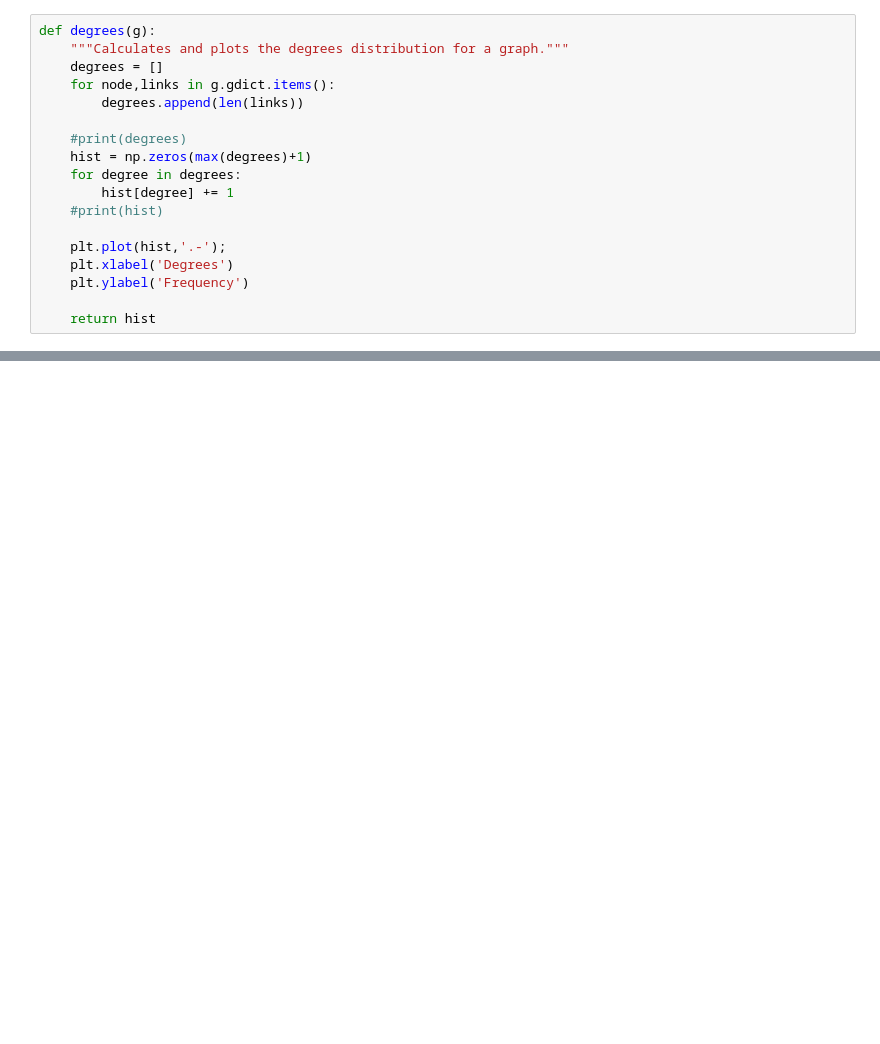
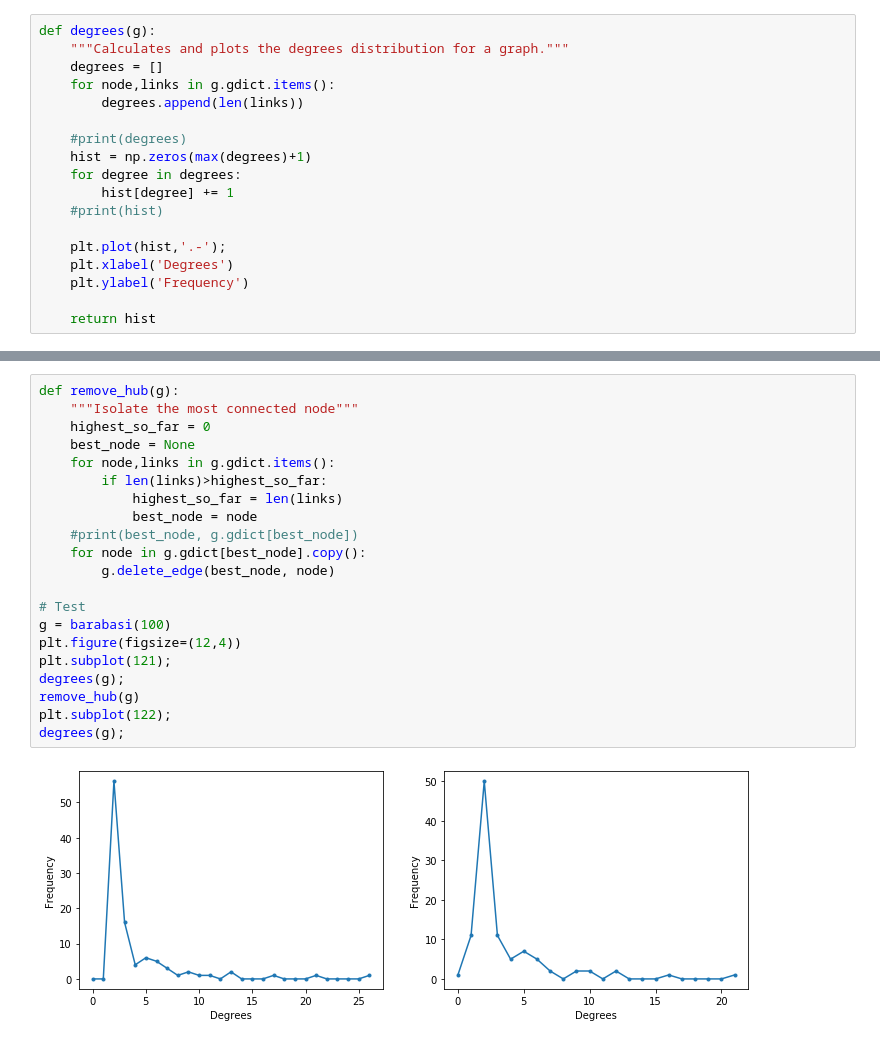
Before and after one commit to kfilpo/BIO-336-S20, a Jupyter notebook: 084_scale_free_propagation.ipynb, the cells around one changed output, grey strips where cells are left out. Drawn from its saved outputs; the diff is of its cells as text; blank space fills up the shorter version.

```diff
--- a/084_scale_free_propagation.ipynb
+++ b/084_scale_free_propagation.ipynb
@@ -177,3 +178,26 @@ array([0., 0., 2., 2., 1.])
+# %%
+def remove_hub(g):
+    """Isolate the most connected node"""
+    highest_so_far = 0
+    best_node = None
+    for node,links in g.gdict.items():
+        if len(links)>highest_so_far:
+            highest_so_far = len(links)
+            best_node = node
+    #print(best_node, g.gdict[best_node])
+    for node in g.gdict[best_node].copy():
+        g.delete_edge(best_node, node)
+
+# Test
+g = barabasi(100)
+plt.figure(figsize=(12,4))
+plt.subplot(121);
+degrees(g);
+remove_hub(g)
+plt.subplot(122);
+degrees(g);
+# %% [output]
+[figure, added]
 # %%
 def pandemic(g, prob = 0.5,nsteps =10):
     nodes = g.get_nodes()
```
Also changed, not shown: parts of 6 cells of this notebook, 1 other file.
